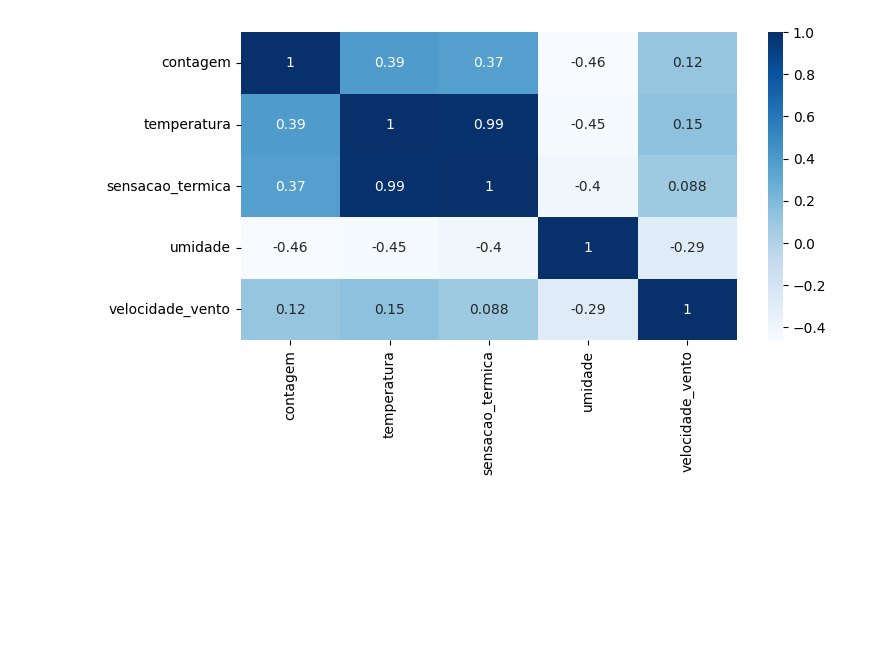
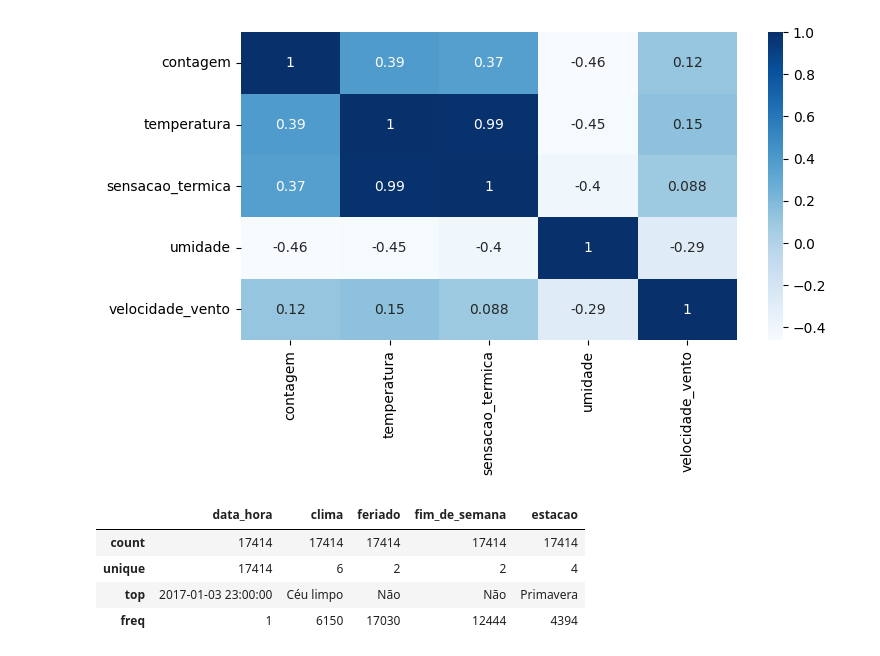
Before and after one commit to juliogazoli/alura-data-science-python-analisando-e-prevendo-series-temporais, a Jupyter notebook: atividades.ipynb, the cells around one changed output. Drawn from its saved outputs; the diff is of its cells as text; code cells hidden in the pictures; blank space fills up the shorter version.

```diff
--- a/atividades.ipynb
+++ b/atividades.ipynb
@@ -160,3 +160,11 @@ sns.heatmap(df_limpo.corr(numeric_only=True), annot=True, cmap='Blues')
 # %% [output]
 <Axes: >
 [figure]
+# %%
+df_limpo.describe(include=[object])
+# %% [output]
+|  | data_hora | clima | feriado | fim_de_semana | estacao |
+| count | 17414 | 17414 | 17414 | 17414 | 17414 |
+| unique | 17414 | 6 | 2 | 2 | 4 |
+| top | 2017-01-03 23:00:00 | Céu limpo | Não | Não | Primavera |
+| freq | 1 | 6150 | 17030 | 12444 | 4394 |
```
Also changed, not shown: parts of 1 cell of this notebook.
